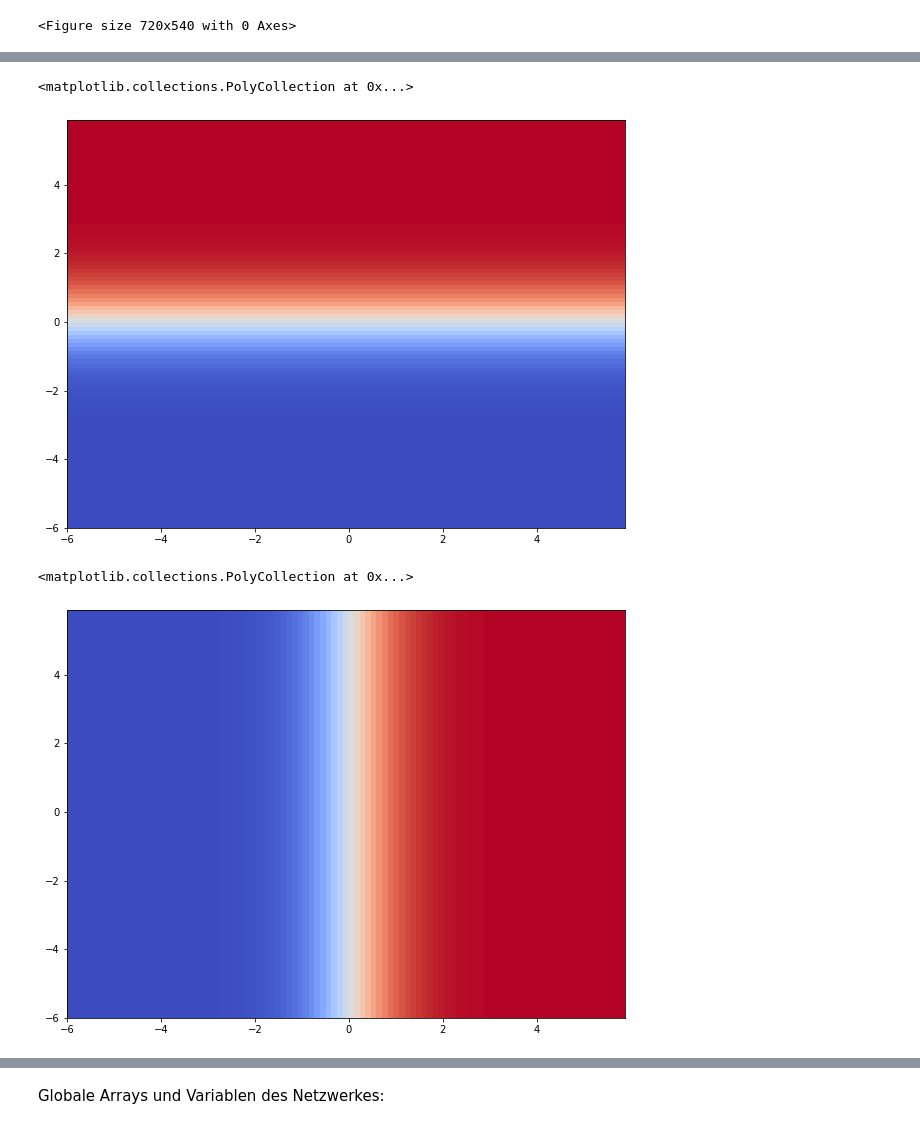
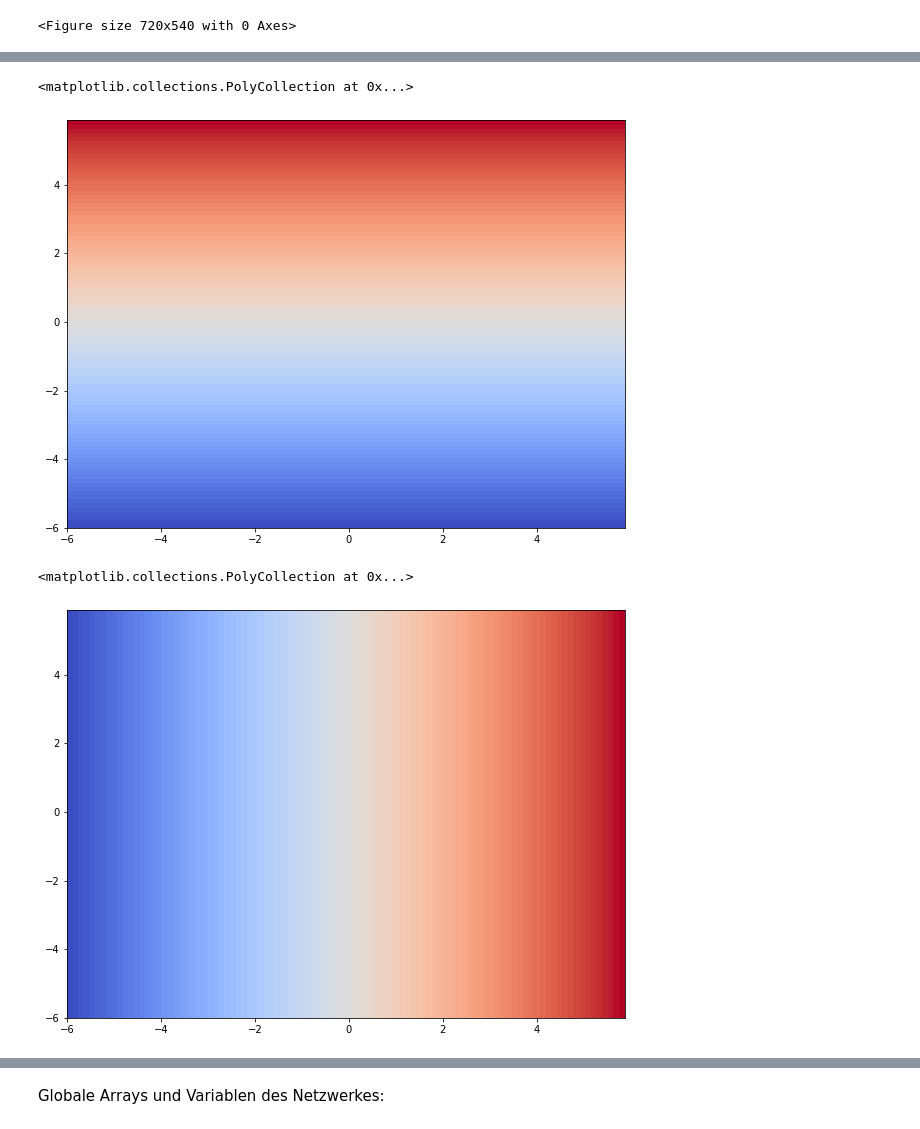
Before and after one commit to schmuecker/machine-learning-course, a Jupyter notebook: Deep Learning/01 backpropagation/01 MLP.ipynb, the cells around one changed output, grey strips where cells are left out. Cells and saved outputs as stored; diff of their text form; code cells hidden in the pictures.

```diff
--- a/Deep Learning/01 backpropagation/01 MLP.ipynb
+++ b/Deep Learning/01 backpropagation/01 MLP.ipynb
@@ -78,43 +78,43 @@ weights_in = np.array([weights_x, weights_y])
 # Sigmoid (vektorisiert)
 def sigmoid(z):
     """The sigmoid function."""
-    #return 1.0/(1.0+np.exp(-z))
+    return 1.0/(1.0+np.exp(-z))
     #tanH nur für Aufgabe 3 benötigt Anpassung in evaluate
-    return np.tanh(z)
+    #return np.tanh(z)
 
 def feedforward(a):
     """Return the output of the network if ``a`` is input."""
-    a = sigmoid(np.dot(weights_in, a))
+    a = np.dot(weights_in, a)
     return a
 
 xGitter = np.zeros((100,100))
 yGitter = np.zeros((100,100))
 outputs_gitter = np.zeros((100, 100, 2))
 xIndex = 0
 yIndex = 0
 h = 12/100
 for x in np.arange(-6,6,h):
     for y in np.arange(-6,6,h):
         input = feedforward([x,y])
         xGitter[xIndex][yIndex] = input[0]
         yGitter[xIndex][yIndex] = input[1]
         outputs_gitter[xIndex][yIndex] = input
         yIndex += 1
     yIndex = 0
     xIndex += 1
 
 
 xx, yy = np.meshgrid(np.arange(-6,6,h), np.arange(-6,6,h))
 
 plt.pcolor(xx, yy, xGitter, alpha=1.0, cmap='coolwarm')
 # %% [output]
 <matplotlib.collections.PolyCollection at 0x...>
-[figure, old version]
+[figure, new version]
 # %%
 plt.pcolor(xx, yy, yGitter, alpha=1.0, cmap='coolwarm')
 # %% [output]
 <matplotlib.collections.PolyCollection at 0x...>
-[figure, old version]
+[figure, new version]
 # %%
 # 1.6
 
```
Also changed, not shown: parts of 15 cells of this notebook.
